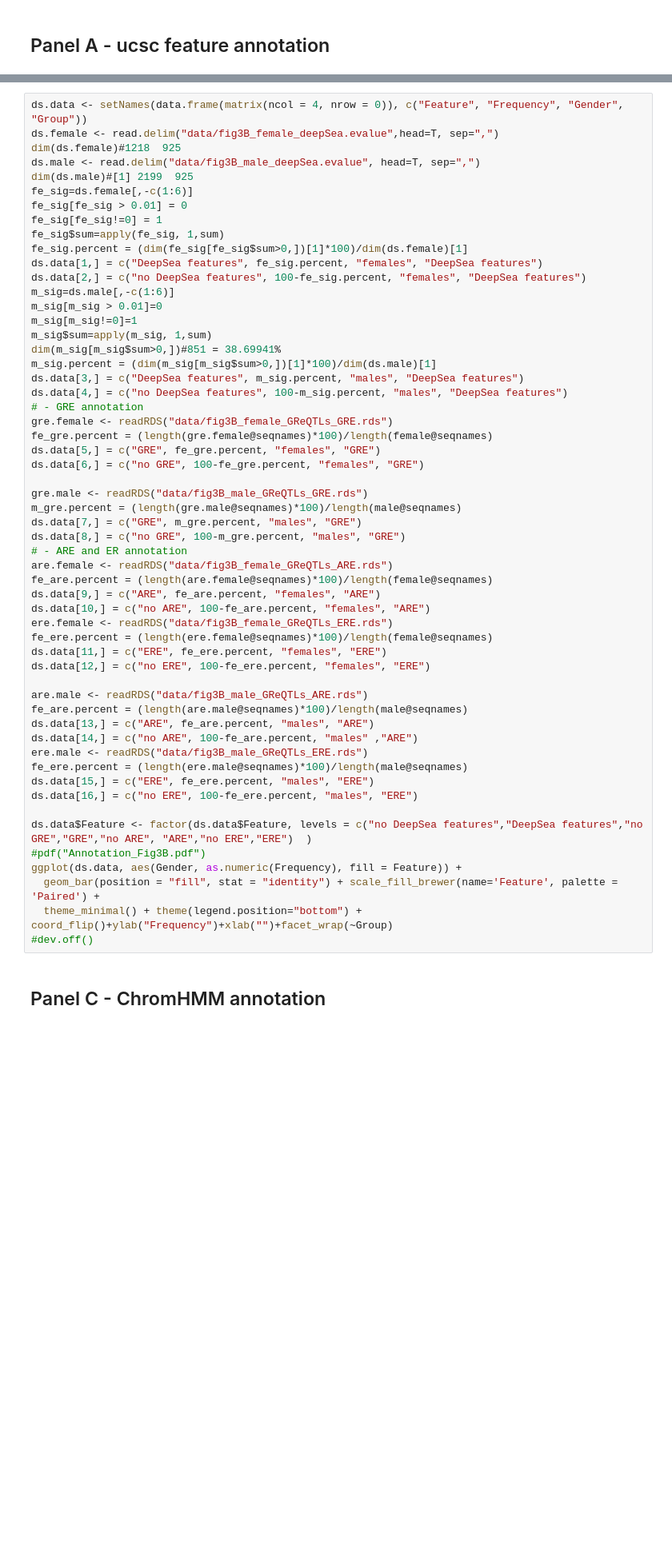
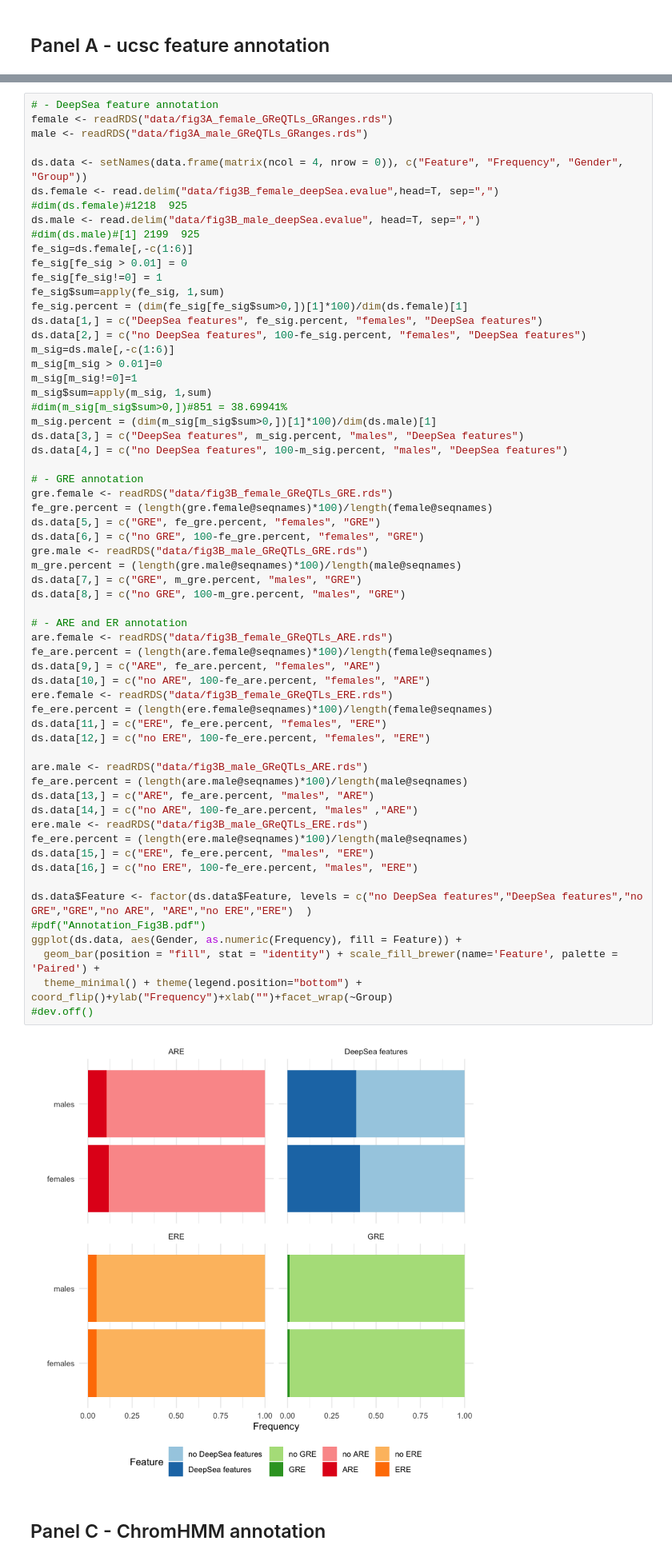
Before and after one commit to jArloth/Sex-Stratified-Analyses, a Jupyter notebook: Figure3.ipynb, the cells around one changed output, grey strips where cells are left out. Shown: that part at 80% size. Saved outputs shown, nothing was run; the diff lists cells and outputs as text; blank space fills up the shorter version.

```diff
--- a/Figure3.ipynb
+++ b/Figure3.ipynb
@@ -52,9 +83,13 @@ ggplot(data_for_plot[ -(grep("noLD",data_for_plot$Phenotype)),], aes(Phenotype,
 # %%
+# - DeepSea feature annotation
+female <- readRDS("data/fig3A_female_GReQTLs_GRanges.rds")
+male <- readRDS("data/fig3A_male_GReQTLs_GRanges.rds")
+
 ds.data <- setNames(data.frame(matrix(ncol = 4, nrow = 0)), c("Feature", "Frequency", "Gender", "Group"))
 ds.female <- read.delim("data/fig3B_female_deepSea.evalue",head=T, sep=",")
-dim(ds.female)#1218  925
+#dim(ds.female)#1218  925
 ds.male <- read.delim("data/fig3B_male_deepSea.evalue", head=T, sep=",")
-dim(ds.male)#[1] 2199  925
+#dim(ds.male)#[1] 2199  925
 fe_sig=ds.female[,-c(1:6)]
 fe_sig[fe_sig > 0.01] = 0
 fe_sig[fe_sig!=0] = 1
@@ -66,45 +101,48 @@ m_sig=ds.male[,-c(1:6)]
 m_sig[m_sig > 0.01]=0
 m_sig[m_sig!=0]=1
 m_sig$sum=apply(m_sig, 1,sum)
-dim(m_sig[m_sig$sum>0,])#851 = 38.69941%
+#dim(m_sig[m_sig$sum>0,])#851 = 38.69941%
 m_sig.percent = (dim(m_sig[m_sig$sum>0,])[1]*100)/dim(ds.male)[1]
 ds.data[3,] = c("DeepSea features", m_sig.percent, "males", "DeepSea features")
 ds.data[4,] = c("no DeepSea features", 100-m_sig.percent, "males", "DeepSea features")
+
 # - GRE annotation
 gre.female <- readRDS("data/fig3B_female_GReQTLs_GRE.rds")
 fe_gre.percent = (length(gre.female@seqnames)*100)/length(female@seqnames)
 ds.data[5,] = c("GRE", fe_gre.percent, "females", "GRE")
 ds.data[6,] = c("no GRE", 100-fe_gre.percent, "females", "GRE")
-
 gre.male <- readRDS("data/fig3B_male_GReQTLs_GRE.rds")
 m_gre.percent = (length(gre.male@seqnames)*100)/length(male@seqnames)
 ds.data[7,] = c("GRE", m_gre.percent, "males", "GRE")
 ds.data[8,] = c("no GRE", 100-m_gre.percent, "males", "GRE")
+
 # - ARE and ER annotation
 are.female <- readRDS("data/fig3B_female_GReQTLs_ARE.rds")
 fe_are.percent = (length(are.female@seqnames)*100)/length(female@seqnames)
 ds.data[9,] = c("ARE", fe_are.percent, "females", "ARE")
 ds.data[10,] = c("no ARE", 100-fe_are.percent, "females", "ARE")
 ere.female <- readRDS("data/fig3B_female_GReQTLs_ERE.rds")
 fe_ere.percent = (length(ere.female@seqnames)*100)/length(female@seqnames)
 ds.data[11,] = c("ERE", fe_ere.percent, "females", "ERE")
 ds.data[12,] = c("no ERE", 100-fe_ere.percent, "females", "ERE")
 
 are.male <- readRDS("data/fig3B_male_GReQTLs_ARE.rds")
 fe_are.percent = (length(are.male@seqnames)*100)/length(male@seqnames)
 ds.data[13,] = c("ARE", fe_are.percent, "males", "ARE")
 ds.data[14,] = c("no ARE", 100-fe_are.percent, "males" ,"ARE")
 ere.male <- readRDS("data/fig3B_male_GReQTLs_ERE.rds")
 fe_ere.percent = (length(ere.male@seqnames)*100)/length(male@seqnames)
 ds.data[15,] = c("ERE", fe_ere.percent, "males", "ERE")
 ds.data[16,] = c("no ERE", 100-fe_ere.percent, "males", "ERE")
 
 ds.data$Feature <- factor(ds.data$Feature, levels = c("no DeepSea features","DeepSea features","no GRE","GRE","no ARE", "ARE","no ERE","ERE")  )
 #pdf("Annotation_Fig3B.pdf")
 ggplot(ds.data, aes(Gender, as.numeric(Frequency), fill = Feature)) +
   geom_bar(position = "fill", stat = "identity") + scale_fill_brewer(name='Feature', palette = 'Paired') +
   theme_minimal() + theme(legend.position="bottom") + coord_flip()+ylab("Frequency")+xlab("")+facet_wrap(~Group)
 #dev.off()
+# %% [output]
+[figure, added]
 # %% [markdown]
 ## Panel C - ChromHMM annotation
 # %%
```
Also changed, not shown: parts of 4 cells of this notebook.
